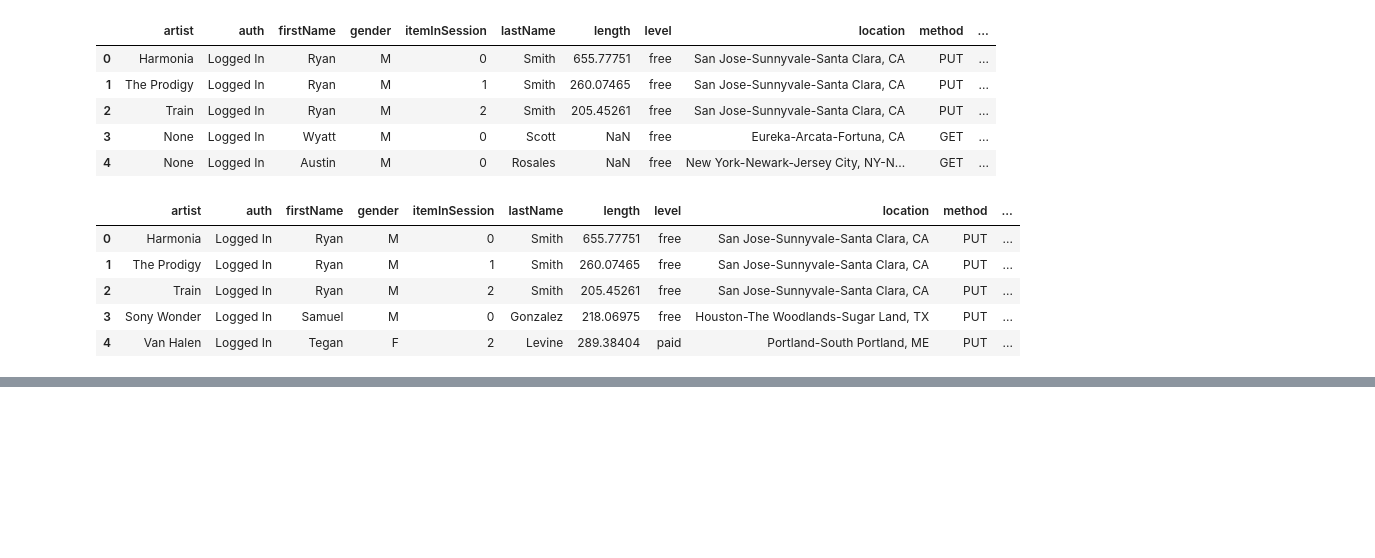
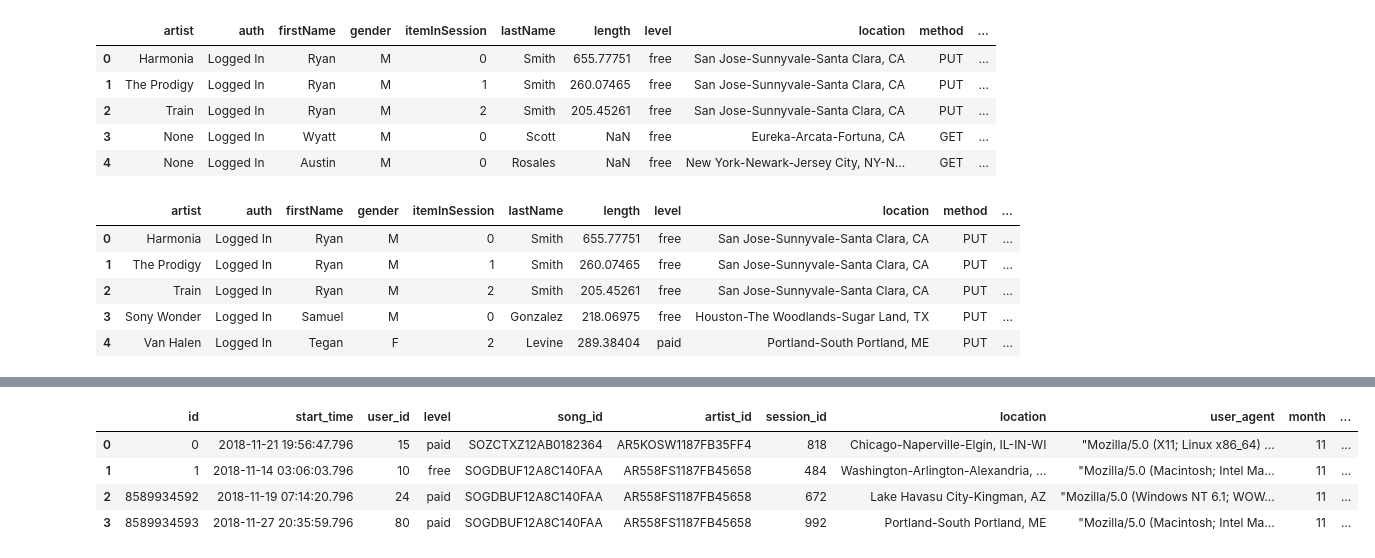
Before and after one commit to dhpaulino/data_engineer_fun, a Jupyter notebook: data_lakes_sparkify/etl.ipynb, the cells around one changed output, grey strips where cells are left out. Cells and saved outputs as stored; diff of their text form; code cells hidden in the pictures; blank space fills up the shorter version.

```diff
--- a/data_lakes_sparkify/etl.ipynb
+++ b/data_lakes_sparkify/etl.ipynb
@@ -263,8 +263,9 @@ users_table.write.parquet("users_table.parquet", mode="overwrite")
 # %%
+#TODO: check date range
 from pyspark.sql.types import TimestampType
-df = df.withColumn("ts_timestamp", (df.ts/1000).cast(TimestampType()).cast(Date))
+import pyspark.sql.functions as F
+df = df.withColumn("ts_timestamp", (df.ts/1000).cast(TimestampType()))
 df.printSchema()
-df.select("ts","ts_timestamp").show(10) #TODO: check if the conversion is rigth
 # create timestamp column from original timestamp column
 #get_timestamp = udf()
 #df =
@@ -299,0 +308,9 @@ only showing top 10 rows
+# %%
+df_joined = df.join(F.broadcast(songs_table), df.song == songs_table.title)
+# %%
+#songplay_id, start_time, user_id, level, song_id, artist_id, session_id, location, user_agent
+song_play_table = df_joined.selectExpr(["monotonically_increasing_id() as id", "ts_timestamp as start_time",\
+                                 "userId as user_id", "level", "song_id", "artist_id", "sessionId as session_id", "location",\
+                                 "userAgent as user_agent"
+                                ])
+song_play_table.limit(5).toPandas()
@@ -299,0 +323,12 @@ only showing top 10 rows
+# %%
+# create month and year column to the parquet files partition at
+song_play_table = song_play_table.withColumn("month", F.month("start_time"))
+song_play_table = song_play_table.withColumn("year", F.year("start_time"))
+
+song_play_table.limit(5).toPandas()
+# %% [output]
+|  | id | start_time | user_id | level | song_id | artist_id | session_id | location | user_agent | month | ... |
+| 0 | 0 | 2018-11-21 19:56:47.796 | 15 | paid | SOZCTXZ12AB0182364 | AR5KOSW1187FB35FF4 | 818 | Chicago-Naperville-Elgin, IL-IN-WI | "Mozilla/5.0 (X11; Linux x86_64) ... | 11 | ... |
+| 1 | 1 | 2018-11-14 03:06:03.796 | 10 | free | SOGDBUF12A8C140FAA | AR558FS1187FB45658 | 484 | Washington-Arlington-Alexandria, ... | "Mozilla/5.0 (Macintosh; Intel Ma... | 11 | ... |
+| 2 | 8589934592 | 2018-11-19 07:14:20.796 | 24 | paid | SOGDBUF12A8C140FAA | AR558FS1187FB45658 | 672 | Lake Havasu City-Kingman, AZ | "Mozilla/5.0 (Windows NT 6.1; WOW... | 11 | ... |
+| 3 | 8589934593 | 2018-11-27 20:35:59.796 | 80 | paid | SOGDBUF12A8C140FAA | AR558FS1187FB45658 | 992 | Portland-South Portland, ME | "Mozilla/5.0 (Macintosh; Intel Ma... | 11 | ... |
```
Also changed, not shown: parts of 5 cells of this notebook.
